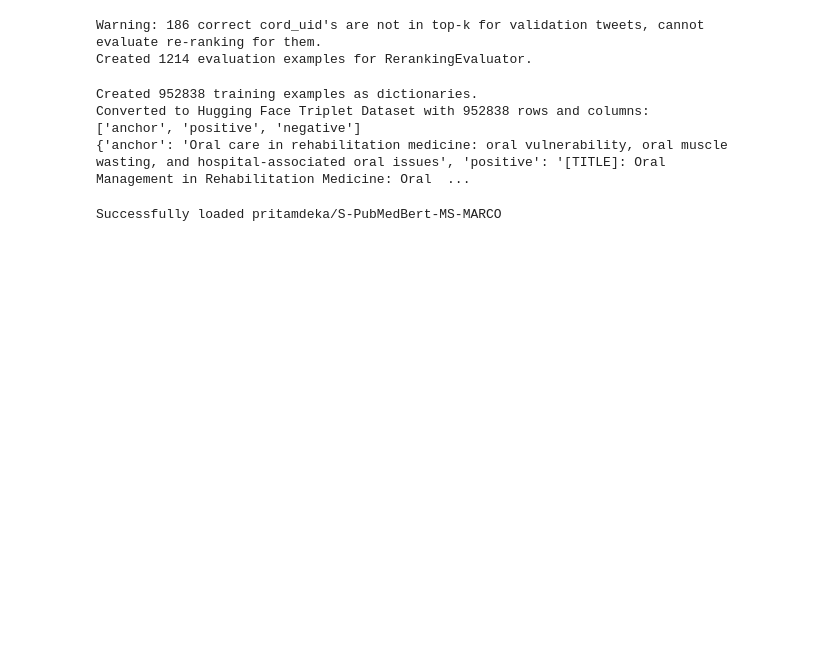
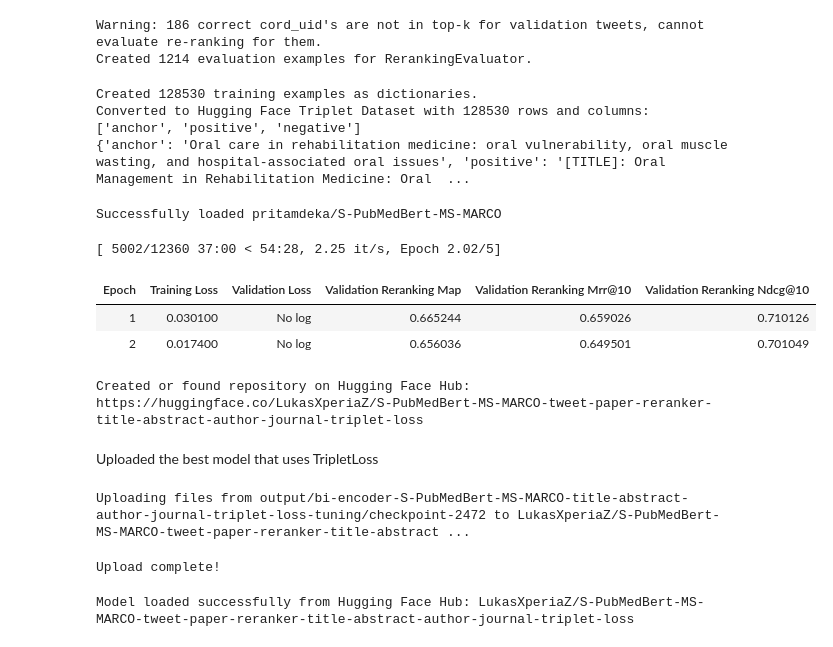
Before and after one commit to Maustrian3/CLEF2025-4b, a Jupyter notebook: task4/subtask_4b/neural_reranking/neural_reranking.ipynb, the cells around one changed output. Saved outputs shown, nothing was run; the diff lists cells and outputs as text; code cells hidden in the pictures; blank space fills up the shorter version.

Commit message:
Evalutated and experimented further with TripleLoss function - in the end, it is worse than Multiple Negative Ranking Loss

```diff
--- a/task4/subtask_4b/neural_reranking/neural_reranking.ipynb
+++ b/task4/subtask_4b/neural_reranking/neural_reranking.ipynb
@@ -944,11 +962,13 @@ from datasets import Dataset
 train_data_list_of_dicts = []
 
 
-perc_top_k = 0.75  # How many of the top k-1 should be taken, i.e. 1 means the documents of all other 99 cord_uids will be taken.
+perc_top_k = 0.1  # How many of the top k-1 should be taken, i.e. 1 means the documents of all other 99 cord_uids will be taken.
 
 # For hyperparameter tuning, we reduced the number of tweets to have faster learning:
-#perc_n_tweets = 0.1
-#tweet_info_train = tweet_info_train.sample(frac=perc_n_tweets, random_state=42)
+perc_n_tweets = 1
+if perc_n_tweets < 1:
+    print(f"sampling {perc_n_tweets}% of the tweets ...")
+    tweet_info_train = tweet_info_train.sample(frac=perc_n_tweets, random_state=42)
 
 # Iterate through the rows of the tweet_info_train DataFrame
 for index, row in tweet_info_train.iterrows():
@@ -991,8 +1011,8 @@ train_dataset = Dataset.from_list(train_data_list_of_dicts)
 print(f"Converted to Hugging Face Triplet Dataset with {len(train_dataset)} rows and columns: {train_dataset.column_names}")
 print(train_dataset[0])
 # %% [output]
-Created 952838 training examples as dictionaries.
-Converted to Hugging Face Triplet Dataset with 952838 rows and columns: ['anchor', 'positive', 'negative']
+Created 128530 training examples as dictionaries.
+Converted to Hugging Face Triplet Dataset with 128530 rows and columns: ['anchor', 'positive', 'negative']
 {'anchor': 'Oral care in rehabilitation medicine: oral vulnerability, oral muscle wasting, and hospital-associated oral issues', 'positive': '[TITLE]: Oral Management in Rehabilitation Medicine: Oral  ...
 # %%
 model = load_sentence_transformer_model('pritamdeka/S-PubMedBert-MS-MARCO')
@@ -1005,43 +1025,48 @@ margin = 0.5    # 0.5 workes quite well
 loss = TripletLoss(model=model, triplet_margin=margin)
 # %%
-BATCH_SIZE = 52
+BATCH_SIZE = 50     # 52 optimal on a RTX 4090
 num_epochs = 5
 
 # Specify training arguments
 args = SentenceTransformerTrainingArguments(
     # Required parameter:
-    output_dir='output/bi-encoder-S-PubMedBert-MS-MARCO-title-abstract-author-journal-triplet-loss',
+    output_dir='output/bi-encoder-S-PubMedBert-MS-MARCO-title-abstract-author-journal-triplet-loss-tuning',
     # Optional training parameters:
     num_train_epochs=num_epochs,
     per_device_train_batch_size=BATCH_SIZE,
     per_device_eval_batch_size=BATCH_SIZE,
     learning_rate=2e-5,
     warmup_ratio=0.1,
     fp16=False,  # Set to False if you get an error that your GPU can't run on FP16
     bf16=True,  # Set to True if you have a GPU that supports BF16
     # Optional tracking/debugging parameters:
     eval_strategy="epoch",
     eval_steps=None,
     save_strategy="epoch",
     save_steps=None,
     save_total_limit=5,
     logging_steps=10,
-    run_name="bi-encoder-S-PubMedBert-MS-MARCO-tweet-paper-reranking-title-abstract-author-journal-triplet-loss",  # Will be used in W&B if `wandb` is installed
+    run_name="bi-encoder-S-PubMedBert-MS-MARCO-tweet-paper-reranking-title-abstract-author-journal-triplet-loss-tuning",  # Will be used in W&B if `wandb` is installed
 )
 
 # Create an evaluator & evaluate the base model
 # !!! WARNING !!! This evaluator EXCLUDES cases where the true paper IS NOT in the top k !!
 dev_evaluator = RerankingEvaluator(eval_examples, batch_size=BATCH_SIZE, name='validation_reranking')
 dev_evaluator(model)
 
 # Create a trainer & train
 trainer = SentenceTransformerTrainer(
     model=model,
     args=args,
     train_dataset=train_dataset,
     eval_dataset=None,
     loss=loss,
     evaluator=dev_evaluator,
 )
 
 trainer.train()
+# %% [output]
+[ 5002/12360 37:00 < 54:28, 2.25 it/s, Epoch 2.02/5]
+| Epoch | Training Loss | Validation Loss | Validation Reranking Map | Validation Reranking Mrr@10 | Validation Reranking Ndcg@10 |
+| 1 | 0.030100 | No log | 0.665244 | 0.659026 | 0.710126 |
+| 2 | 0.017400 | No log | 0.656036 | 0.649501 | 0.701049 |
@@ -1047,0 +1075,16 @@ trainer.train()
+# %%
+repo_id = create_repo_on_huggingface(repo_id_str)
+# %% [output]
+Created or found repository on Hugging Face Hub: https://huggingface.co/LukasXperiaZ/S-PubMedBert-MS-MARCO-tweet-paper-reranker-title-abstract-author-journal-triplet-loss
+# %% [markdown]
+Uploaded the best model that uses TripletLoss
+# %%
+upload_model_to_huggingface("output/bi-encoder-S-PubMedBert-MS-MARCO-title-abstract-author-journal-triplet-loss-tuning/checkpoint-2472", repo_id)
+# %% [output]
+Uploading files from output/bi-encoder-S-PubMedBert-MS-MARCO-title-abstract-author-journal-triplet-loss-tuning/checkpoint-2472 to LukasXperiaZ/S-PubMedBert-MS-MARCO-tweet-paper-reranker-title-abstract ...
+Upload complete!
+# %%
+model_from_hub = SentenceTransformer(repo_id)
+print(f"Model loaded successfully from Hugging Face Hub: {repo_id}")
+# %% [output]
+Model loaded successfully from Hugging Face Hub: LukasXperiaZ/S-PubMedBert-MS-MARCO-tweet-paper-reranker-title-abstract-author-journal-triplet-loss
```
Also changed, not shown: parts of 7 cells of this notebook, 3 other files.
